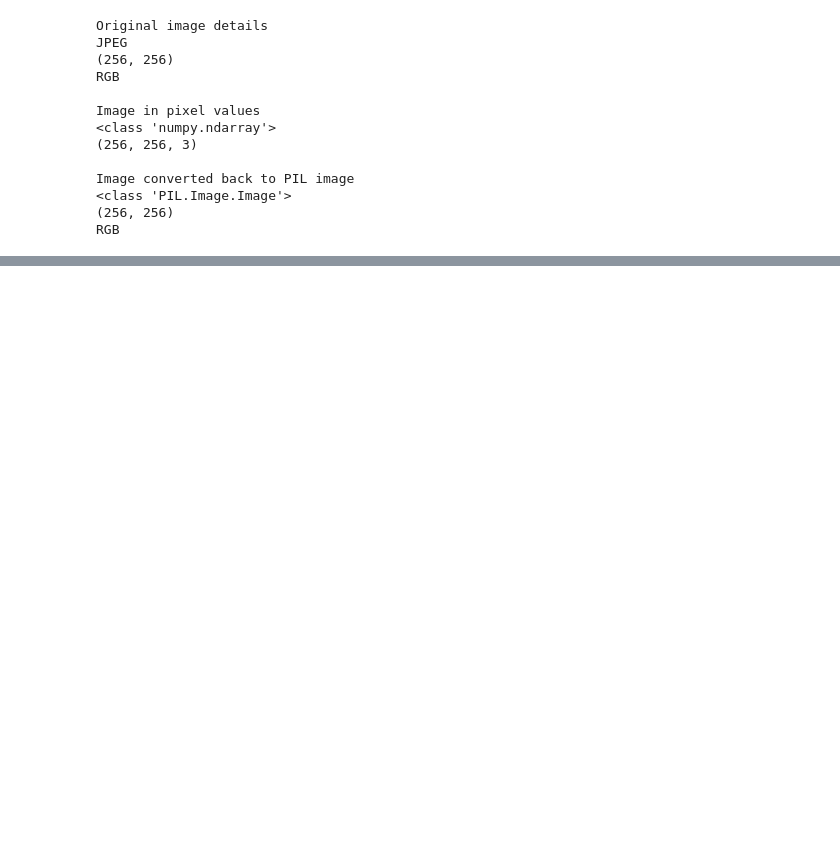
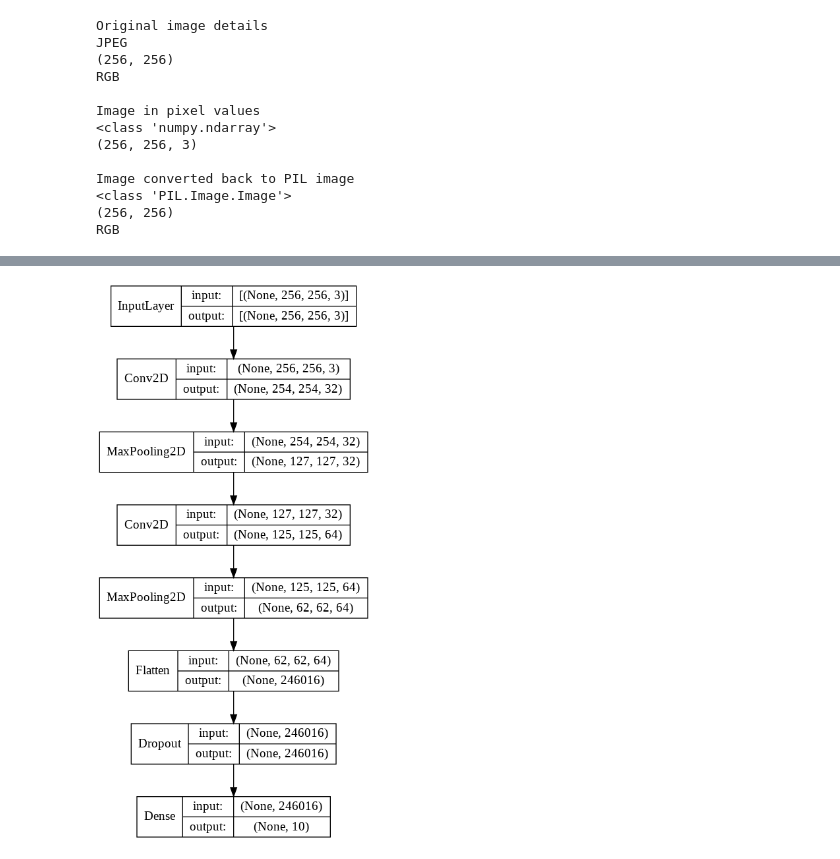
Before and after one commit to ivychung/plant-ML, a Jupyter notebook: Tomato1.ipynb, the cells around one changed output, grey strips where cells are left out. Cells and saved outputs as stored; diff of their text form; code cells hidden in the pictures; blank space fills up the shorter version.

```diff
--- a/Tomato1.ipynb
+++ b/Tomato1.ipynb
@@ -240,2 +251,6 @@ Trainable params: 511,426
 Non-trainable params: 0
 _________________________________________________________________
+# %%
+keras.utils.plot_model(model, show_shapes=True, show_layer_names=False)
+# %% [output]
+[figure, added]
```
Also changed, not shown: parts of 19 cells of this notebook.
